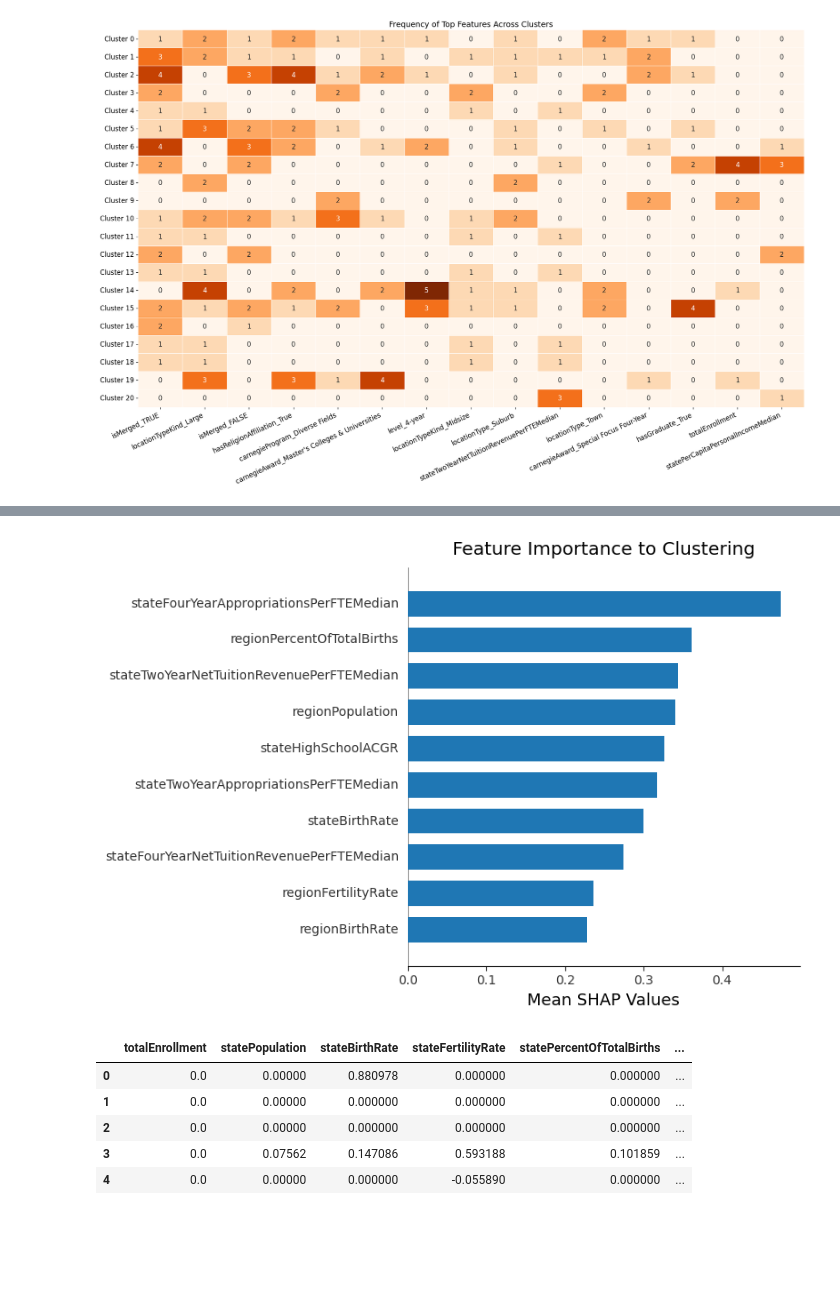
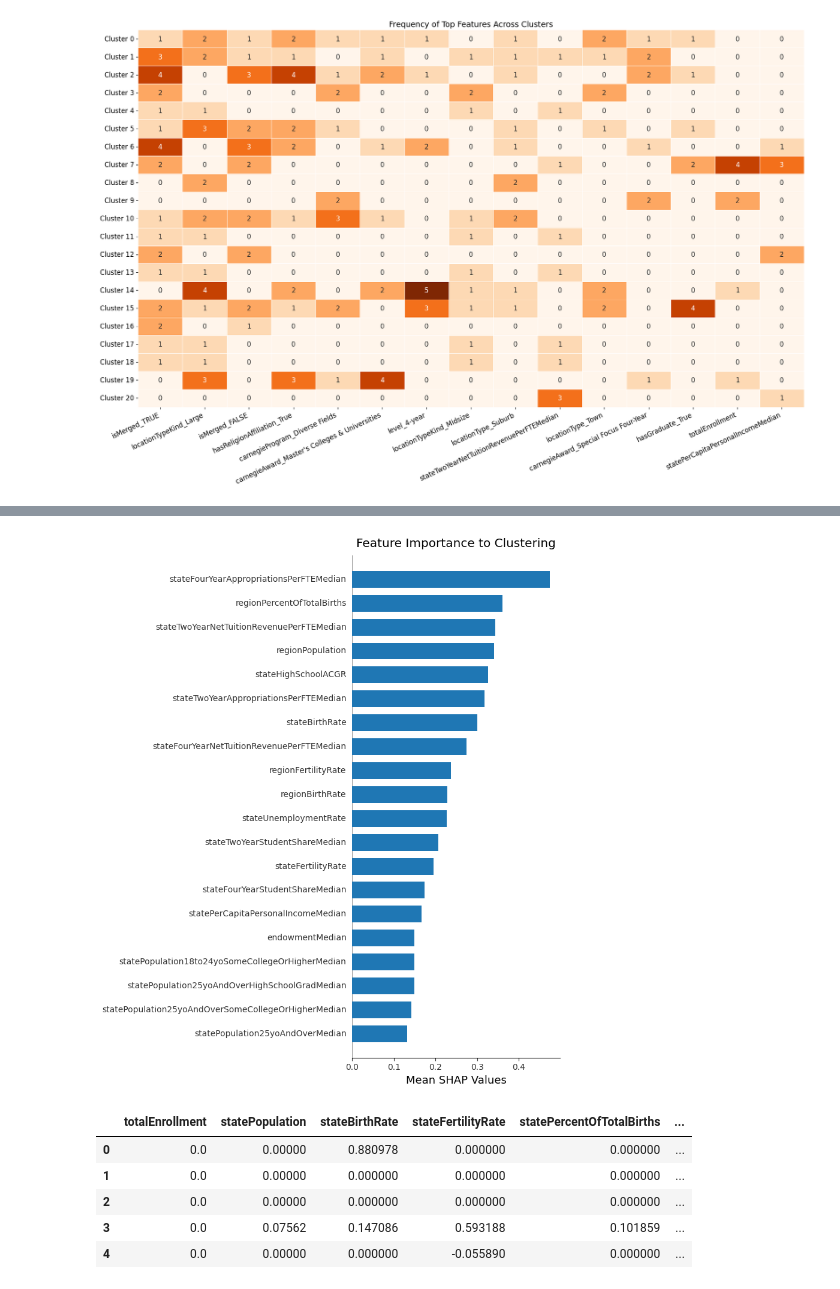
Before and after one commit to SepehrAkbari/enrollment-cliff, a Jupyter notebook: data/analysis.ipynb, the cells around one changed output, grey strips where cells are left out. Saved outputs shown, nothing was run; the diff lists cells and outputs as text; code cells hidden in the pictures; blank space fills up the shorter version.

```diff
--- a/data/analysis.ipynb
+++ b/data/analysis.ipynb
@@ -696,33 +801,33 @@ shap_values = explainer.shap_values(X)
 # %%
 plt.figure(figsize=(10, 8))
 
 plt.rcParams.update({'font.size': 12})
 plt.title('Feature Importance to Clustering', pad=10)
 
 shap.summary_plot(
     shap_values,
     X,
     feature_names=feature_names,
     plot_type='bar',
-    max_display=10,
+    max_display=20,
     show=False,
     color='tab:blue'
 )
 ax = plt.gca()
 
 ax.set_xlabel('Mean SHAP Values')
 
 ax.tick_params(axis='y', labelsize=11)
 ax.tick_params(axis='x', labelsize=10)
 
 ax.spines['top'].set_visible(False)
 ax.spines['right'].set_visible(False)
 
 plt.yticks(ha='right', fontsize=10, va='center', rotation_mode='anchor')
 plt.tight_layout()
 plt.show()
 # %% [output]
-[figure, old version]
+[figure, new version]
 # %%
 # save SHAP values
 shap_values_df = pd.DataFrame(shap_values, columns=feature_names)
```
Also changed, not shown: parts of 7 cells of this notebook, 35 other files.
